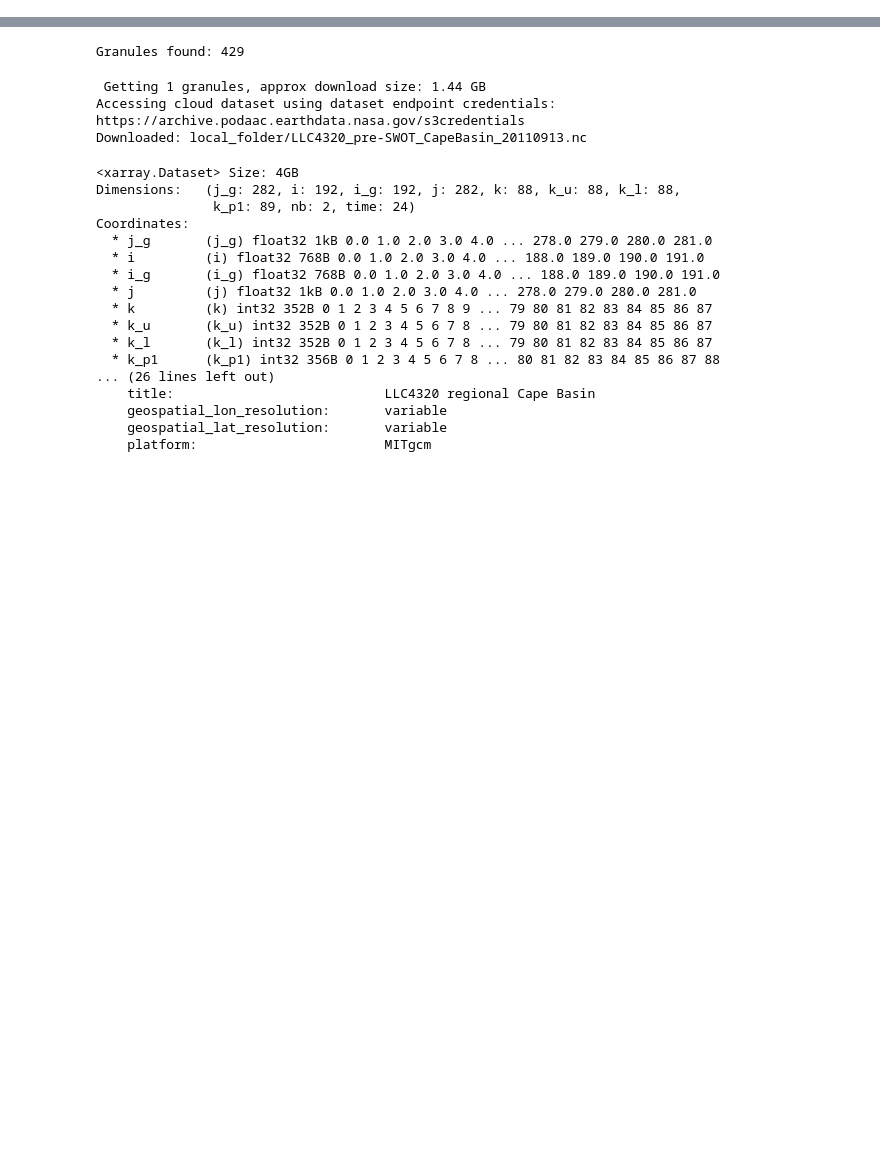
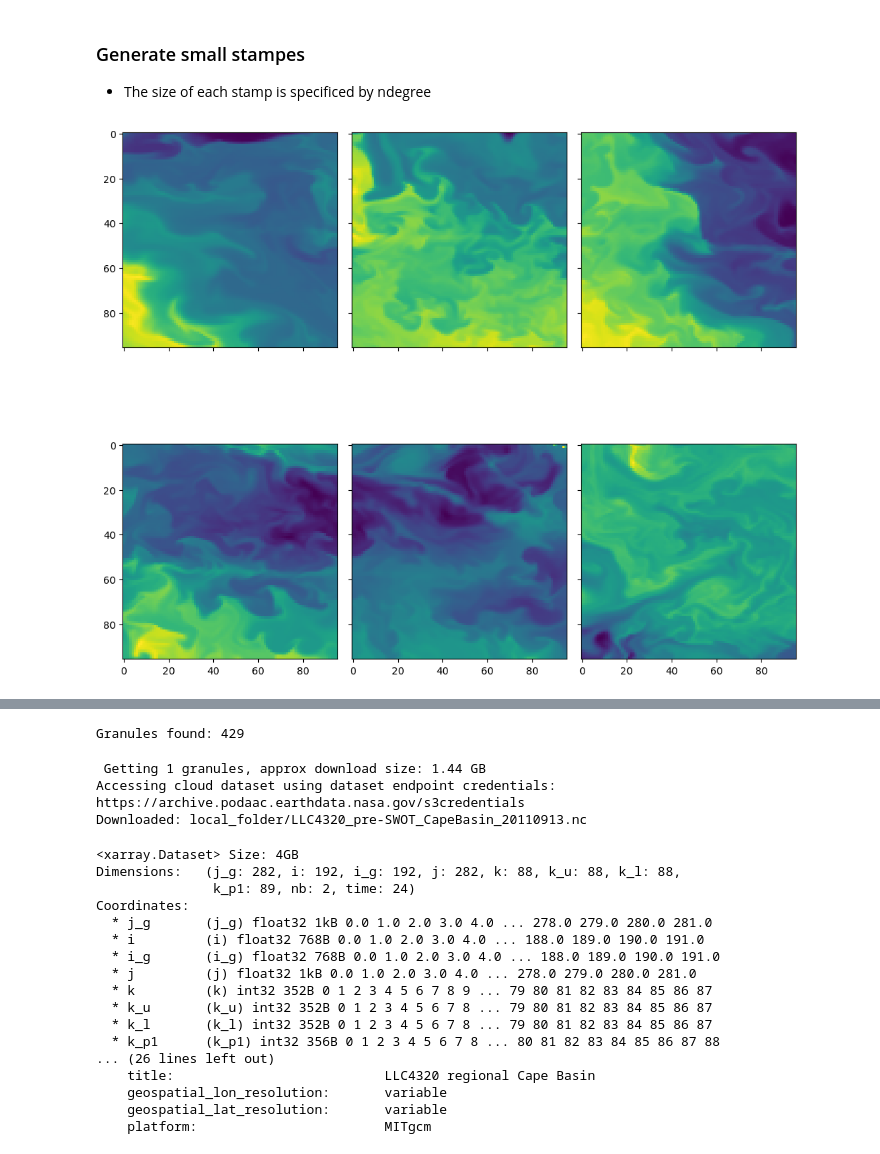
Before and after one commit to jinbow/ocean-ml-data-prep, a Jupyter notebook: data-description.ipynb, the cells around one changed output, grey strips where cells are left out. Drawn from its saved outputs; the diff is of its cells as text; code cells hidden in the pictures; blank space fills up the shorter version.

```diff
--- a/data-description.ipynb
+++ b/data-description.ipynb
@@ -7,0 +48,23 @@ import requests
+# %% [markdown]
+### Generate small stampes
+
+* The size of each stamp is specificed by ndegree
+# %%
+ndegree=2 #2-degree stampe
+ngrid=ndegree*48
+ny,nx=sss_full.shape
+ny_n=ny//ngrid
+nx_n=nx//ngrid
+
+sss_reshape=np.swapaxes(sss_full.reshape(ny_n,ngrid,nx_n,ngrid),1,2).reshape(ny_n*nx_n,ngrid,ngrid) #reshape the global data to ny_n*nx_n stamps each of which has ngrid x ngrid shape
+# Find the regions that has no land (nan) values
+msk=np.isfinite(sss_reshape.mean(axis=-1).mean(axis=-1))
+sss_stamps=sss_reshape[msk,...]
+
+fig,ax=plt.subplots(2,3,figsize=(10,10),sharex=True,sharey=True)
+
+for i,ax in enumerate(ax.flatten()):
+    ax.imshow(sss_stamps[i,...])
+plt.tight_layout()
+# %% [output]
+[figure, added]
```
Also changed, not shown: parts of 7 cells of this notebook, 1 other file.
